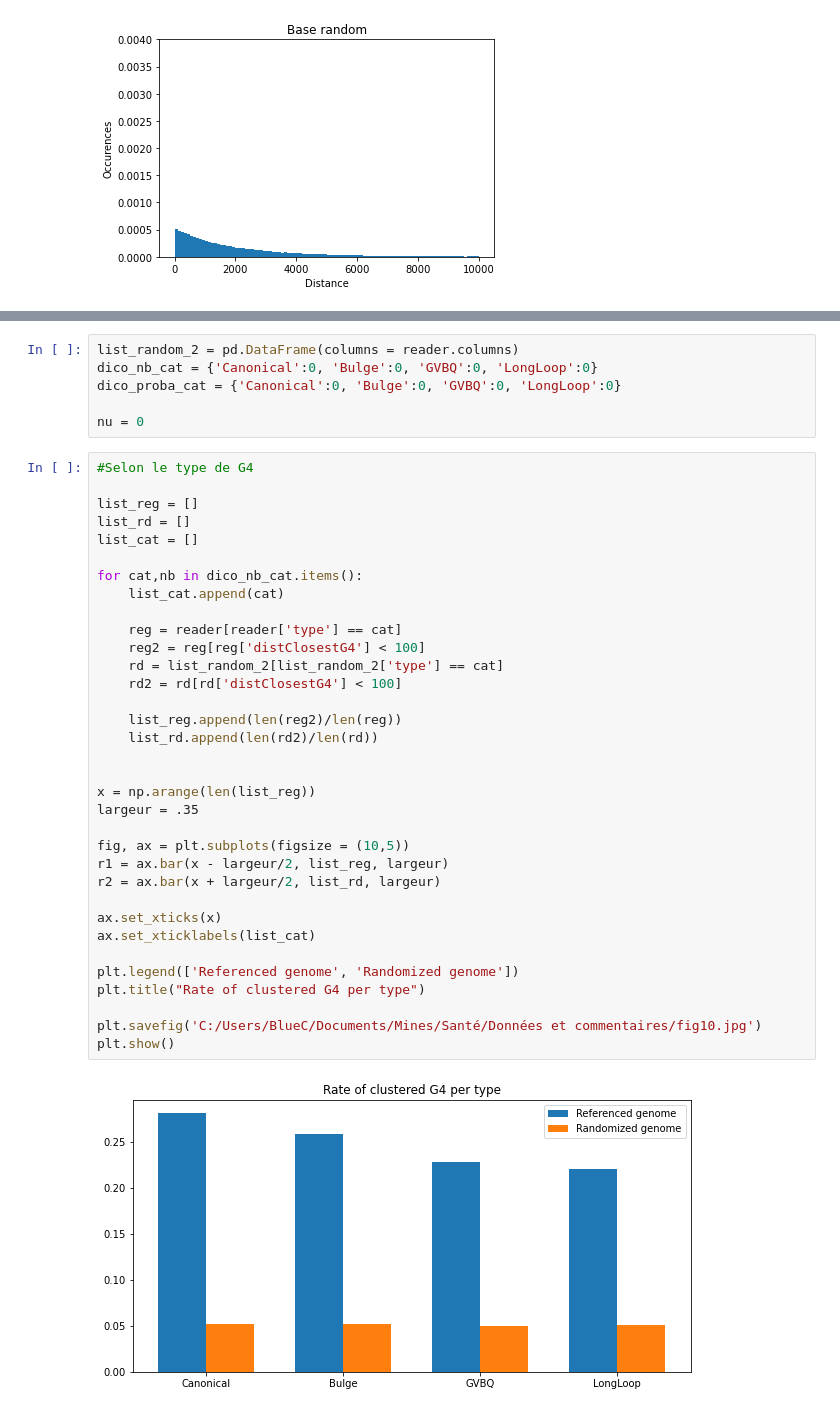
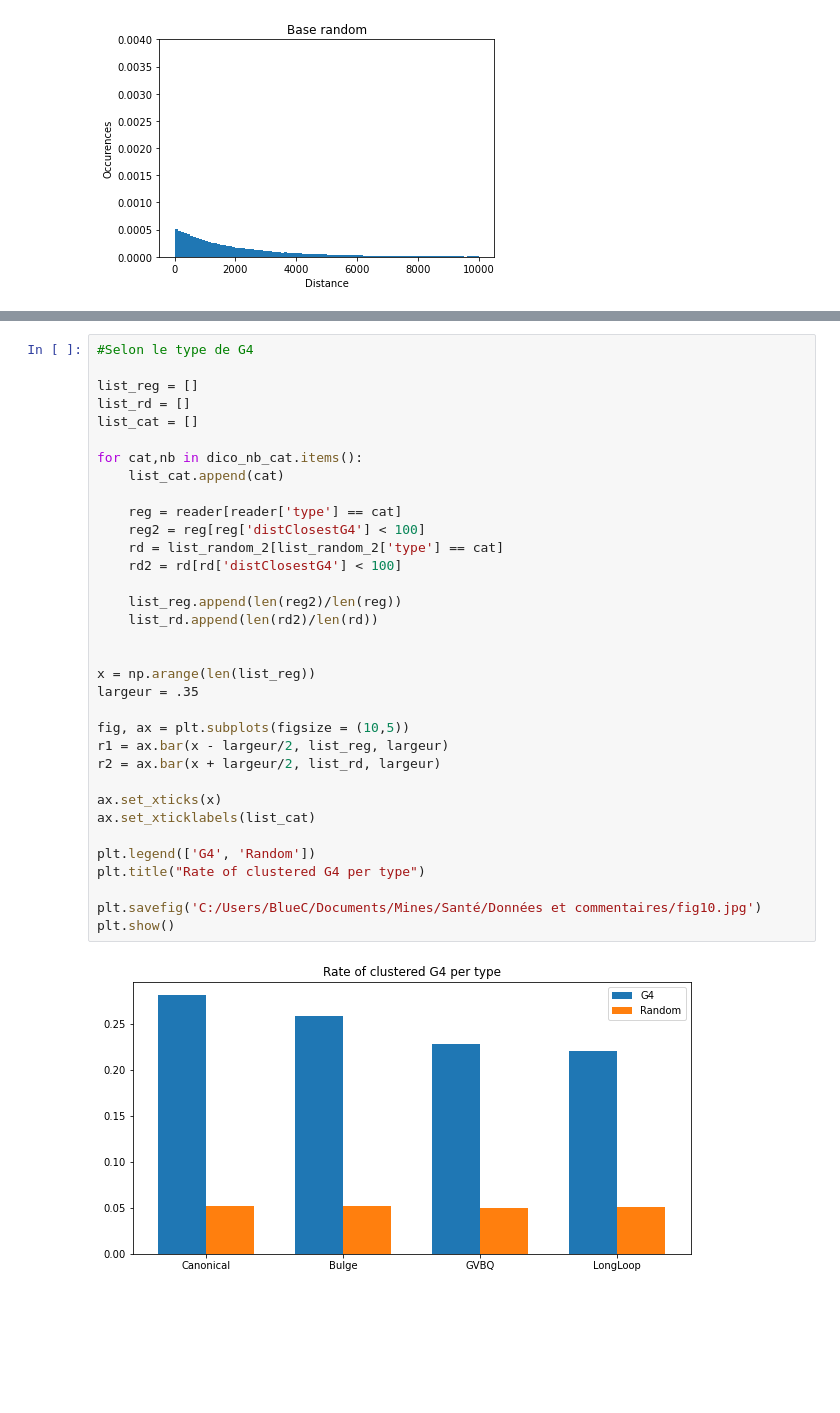
Before and after one commit to chloevogel/TRSante, a Jupyter notebook: Premiere_approche.ipynb, the cells around one changed output, grey strips where cells are left out. Drawn from its saved outputs; the diff is of its cells as text; blank space fills up the shorter version.

```diff
--- a/Premiere_approche.ipynb
+++ b/Premiere_approche.ipynb
@@ -1265,9 +1273,3 @@ plt.show()
-# %%
-list_random_2 = pd.DataFrame(columns = reader.columns)
-dico_nb_cat = {'Canonical':0, 'Bulge':0, 'GVBQ':0, 'LongLoop':0}
-dico_proba_cat = {'Canonical':0, 'Bulge':0, 'GVBQ':0, 'LongLoop':0}
-
-nu = 0
 # %%
 #Selon le type de G4
 
@@ -1275,32 +1277,32 @@ list_reg = []
 list_rd = []
 list_cat = []
 
 for cat,nb in dico_nb_cat.items():
     list_cat.append(cat)
 
     reg = reader[reader['type'] == cat]
     reg2 = reg[reg['distClosestG4'] < 100]
     rd = list_random_2[list_random_2['type'] == cat]
     rd2 = rd[rd['distClosestG4'] < 100]
 
     list_reg.append(len(reg2)/len(reg))
     list_rd.append(len(rd2)/len(rd))
 
 
 x = np.arange(len(list_reg))
 largeur = .35
 
 fig, ax = plt.subplots(figsize = (10,5))
 r1 = ax.bar(x - largeur/2, list_reg, largeur)
 r2 = ax.bar(x + largeur/2, list_rd, largeur)
 
 ax.set_xticks(x)
 ax.set_xticklabels(list_cat)
 
-plt.legend(['Referenced genome', 'Randomized genome'])
+plt.legend(['G4', 'Random'])
 plt.title("Rate of clustered G4 per type")
 
 plt.savefig('C:/Users/BlueC/Documents/Mines/Santé/Données et commentaires/fig10.jpg')
 plt.show()
 # %% [output]
-[figure, old version]
+[figure, new version]
```
Also changed, not shown: parts of 14 cells of this notebook.
